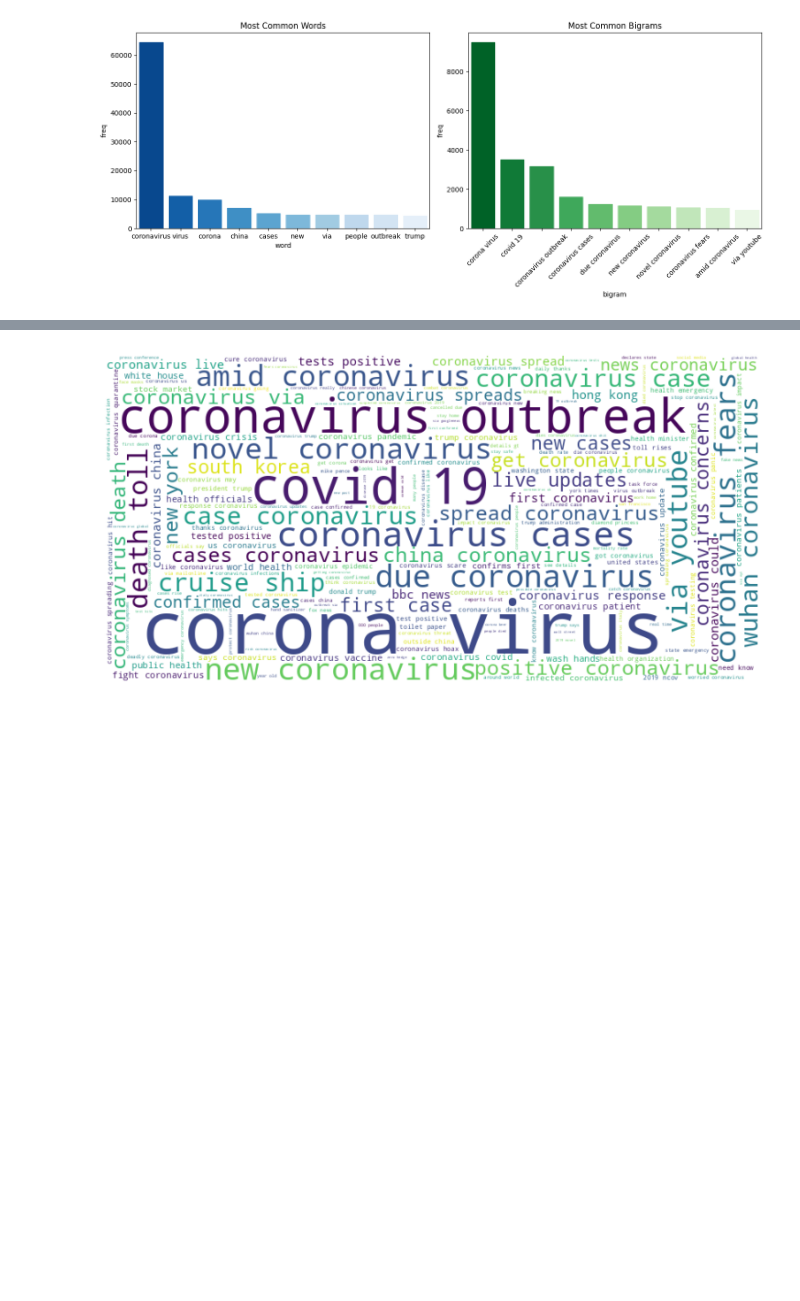
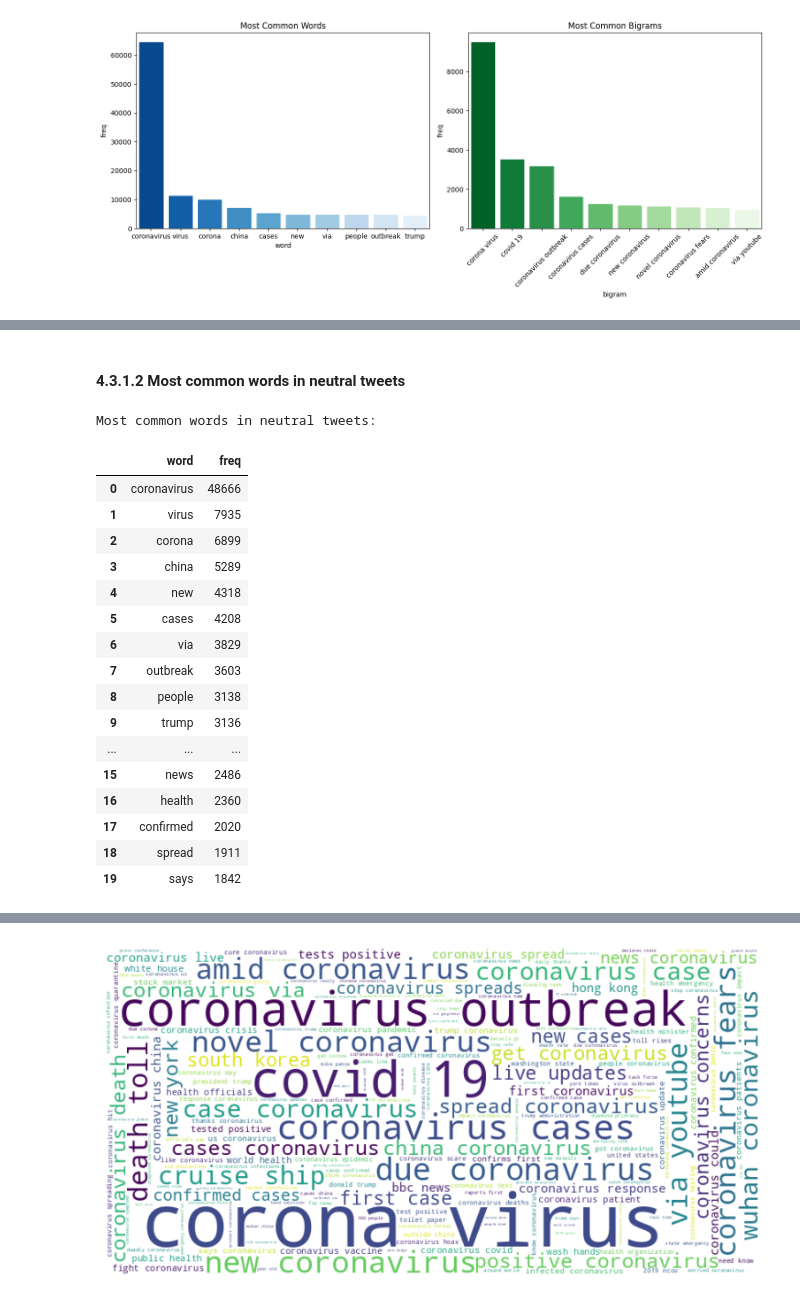
Before and after one commit to Lexian-6/Sentiment-Analysis-towards-COVID-19-on-Twitter, a Jupyter notebook: COVIDSenti_Analysis.ipynb, the cells around one changed output, grey strips where cells are left out. Drawn from its saved outputs; the diff is of its cells as text; code cells hidden in the pictures; blank space fills up the shorter version.

```diff
--- a/COVIDSenti_Analysis.ipynb
+++ b/COVIDSenti_Analysis.ipynb
@@ -592,0 +591,26 @@ Most common words in pos tweets:
+# %% [markdown]
+#### 4.3.1.2 Most common words in neutral tweets
+# %%
+print(f"\nMost common words in {sentiment_list[1]} tweets:")
+common_words = get_top_n_words(no_stopwords_df[no_stopwords_df['label'] == 'neu']['tweet'], 20)
+df_common_words = pd.DataFrame(common_words, columns=['word', 'freq'])
+df_common_words.style.background_gradient(cmap='Blues')
+# %% [output]
+Most common words in neutral tweets:
+|  | word | freq |
+| 0 | coronavirus | 48666 |
+| 1 | virus | 7935 |
+| 2 | corona | 6899 |
+| 3 | china | 5289 |
+| 4 | new | 4318 |
+| 5 | cases | 4208 |
+| 6 | via | 3829 |
+| 7 | outbreak | 3603 |
+| 8 | people | 3138 |
+| 9 | trump | 3136 |
+| ... | ... | ... |
+| 15 | news | 2486 |
+| 16 | health | 2360 |
+| 17 | confirmed | 2020 |
+| 18 | spread | 1911 |
+| 19 | says | 1842 |
```
Also changed, not shown: parts of 11 cells of this notebook.
